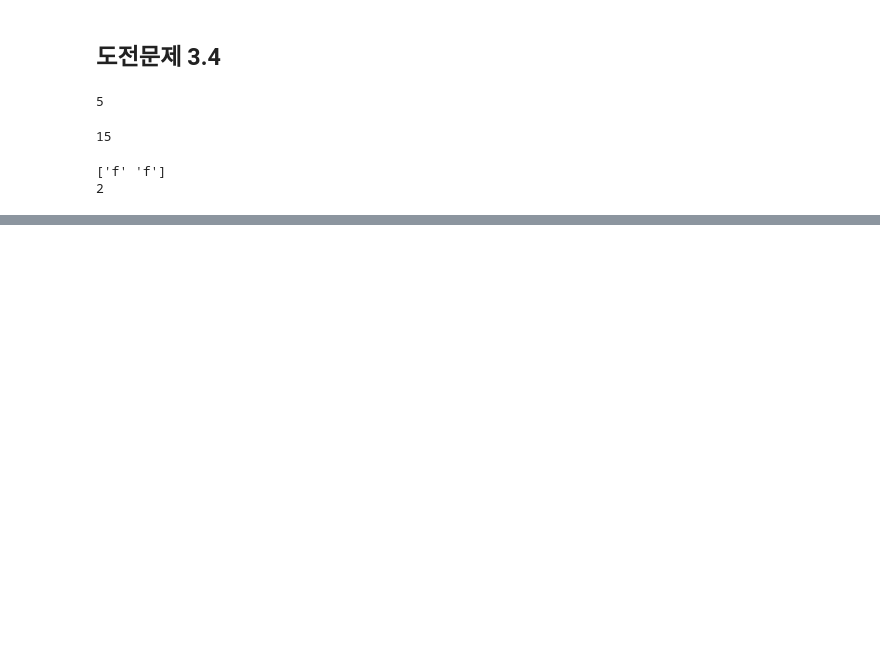
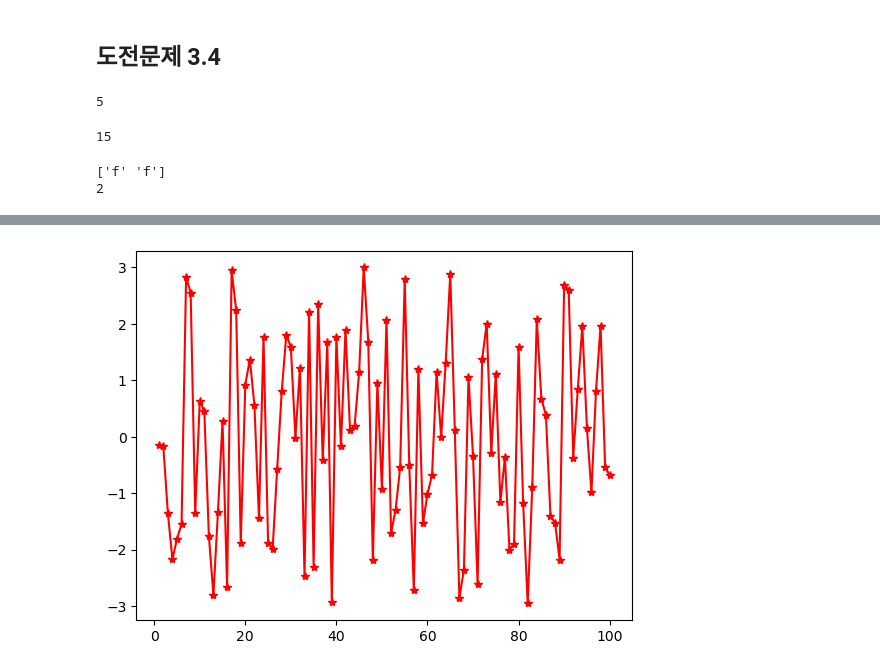
Before and after one commit to 2sseul/JNU_BigDataProgramming_451307, a Jupyter notebook: 시험공부/시험공부.ipynb, the cells around one changed output, grey strips where cells are left out. Saved outputs shown, nothing was run; the diff lists cells and outputs as text; code cells hidden in the pictures; blank space fills up the shorter version.

```diff
--- a/시험공부/시험공부.ipynb
+++ b/시험공부/시험공부.ipynb
@@ -60,0 +252,8 @@ print(result.size)
+# %%
+x = np.arange(1, 101)
+y = [np.random.rand() * 6 - 3 for _ in range(100)]
+
+plt.plot(x,y,color='r',marker='*')
+plt.show()
+# %% [output]
+[figure, added]
```
Also changed, not shown: parts of 29 cells of this notebook, 4 other files.
